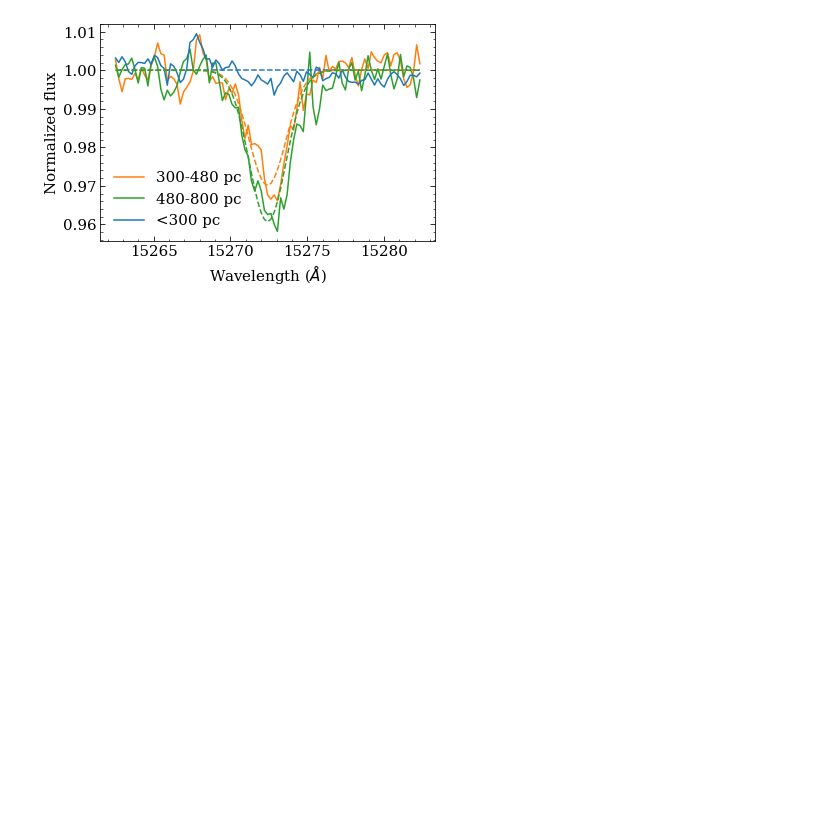
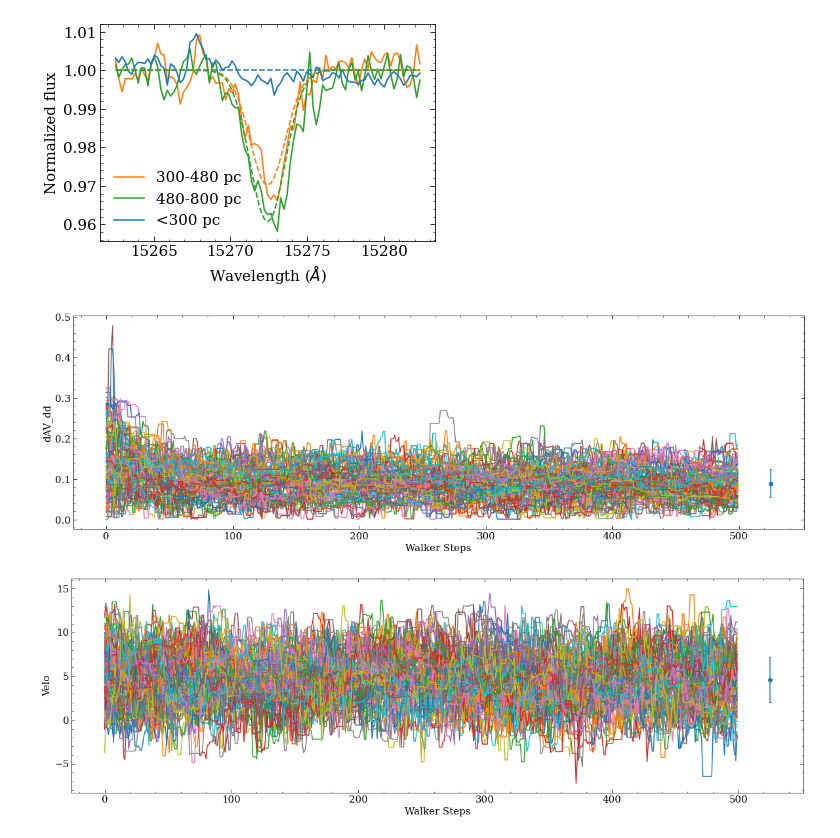
Before and after one commit to aidantmcb/CACloudKT, a Jupyter notebook: 230427_CACloudKT.ipynb, the cells around one changed output. Saved outputs shown, nothing was run; the diff lists cells and outputs as text; code cells hidden in the pictures; blank space fills up the shorter version.

```diff
--- a/230427_CACloudKT.ipynb
+++ b/230427_CACloudKT.ipynb
@@ -70,7 +70,7 @@ shape: (601, 601, 161)
 [figure]
 # %%
 lambda0 = 15272.42
-sigma0 = 1.2
+sigma0 = 1.15
 
 def get_wavs(hdulist = None, rv = 0):
     if hdulist is None:
@@ -389,0 +438,40 @@ def logprob(v, logprior = logprior, loglikely = loglikely, **kwargs):
+# %%
+samp1 = MCMC1(voxel_dAv_dd, steps=500)
+
+init = samp1.chain[:,-1, :ndim]
+samples = samp1.chain[:, :, :].reshape((-1, ndim_amp))
+med_dAV_dd = np.nanmedian(samples[50, ndim:], axis = 0)
+
+samp2 = MCMC2(med_dAV_dd, init, steps = 500)
+# %%
+def burnin(sampler, i, label = ''):
+    fig, ax = plt.subplots(figsize = (20, 6))
+
+    normalize = matplotlib.colors.Normalize(-10, 10)
+    cmap = matplotlib.cm.viridis
+    cmappable = matplotlib.cm.ScalarMappable(norm = normalize, cmap = cmap)
+    colors = cmap(np.linspace(0,1,ndim))
+
+    # for i in range(ndim):
+    walkers = sampler.chain[:,:,i].T
+    points = ax.plot(walkers)
+
+    cutoff = 100
+    median = np.median(walkers[100:, :])
+    perc16err =  median - np.percentile(walkers[100:, :], 16)
+    perc84err =  np.percentile(walkers[100:, :], 84) - median
+    stdeviation =  np.std(walkers[100,:], ddof = 1)
+
+
+    plt.errorbar(x = 500 + 0.05 * 500, y = median, yerr = stdeviation, fmt = 'o', capsize = 2)
+
+    # fig.colorbar(cmappable, label = 'Velocity ')
+    ax.set_xlabel("Walker Steps")
+    ax.set_ylabel(label)
+    plt.show()
+
+burnin(samp1, -1, label = 'dAV_dd')
+burnin(samp2, 1, label = 'Velo')
+# %% [output]
+[figure, added]
+[figure, added]
```
Also changed, not shown: parts of 32 cells of this notebook.
